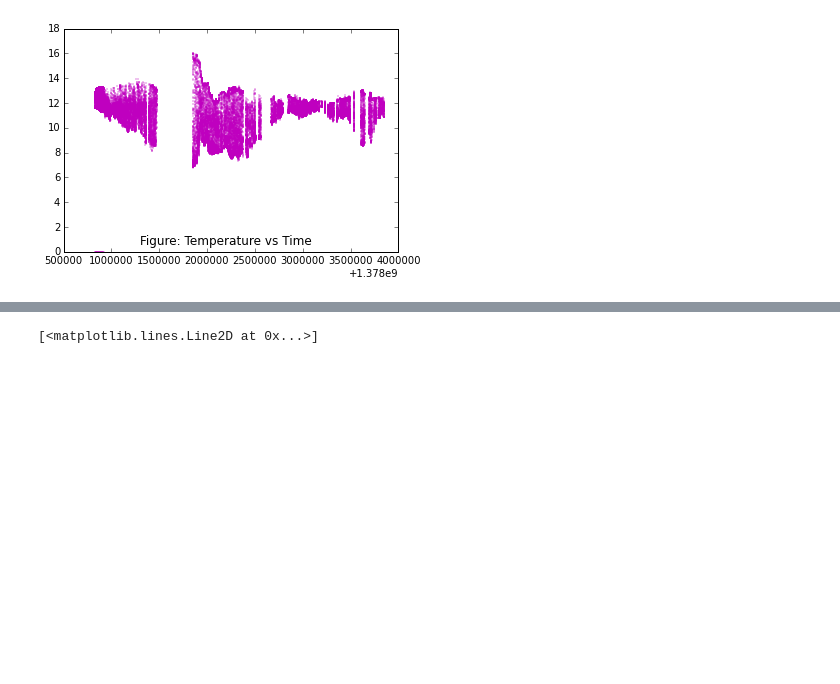
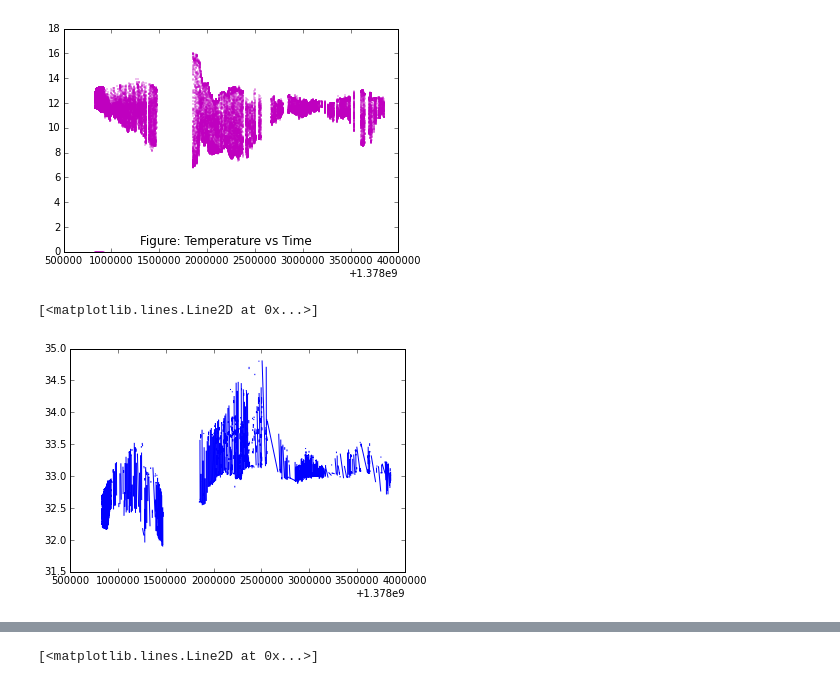
Before and after one commit to duncombe-noaa/system-test, a Jupyter notebook: Theme_4_Glider_Data_Visualization/Glider_Data/Glider_Data_Read.ipynb, the cells around one changed output, grey strips where cells are left out. Saved outputs shown, nothing was run; the diff lists cells and outputs as text; code cells hidden in the pictures; blank space fills up the shorter version.

```diff
--- a/Theme_4_Glider_Data_Visualization/Glider_Data/Glider_Data_Read.ipynb
+++ b/Theme_4_Glider_Data_Visualization/Glider_Data/Glider_Data_Read.ipynb
@@ -129,6 +130,15 @@ plt.show
 # %% [output]
 <function matplotlib.pyplot.show>
 [figure]
+# %%
+
+i=salt[:]>30
+x=salt[:]
+y=time[:]
+plt.plot(y[i],x[i])
+# %% [output]
+[<matplotlib.lines.Line2D at 0x...>]
+[figure, added]
 # %%
 
 s=salt[:]
```
Also changed, not shown: parts of 3 cells of this notebook.
